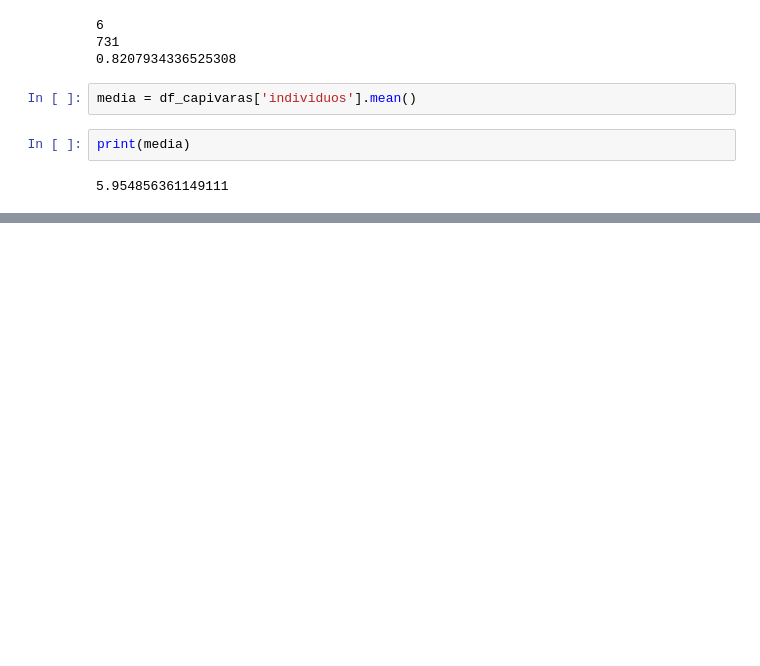
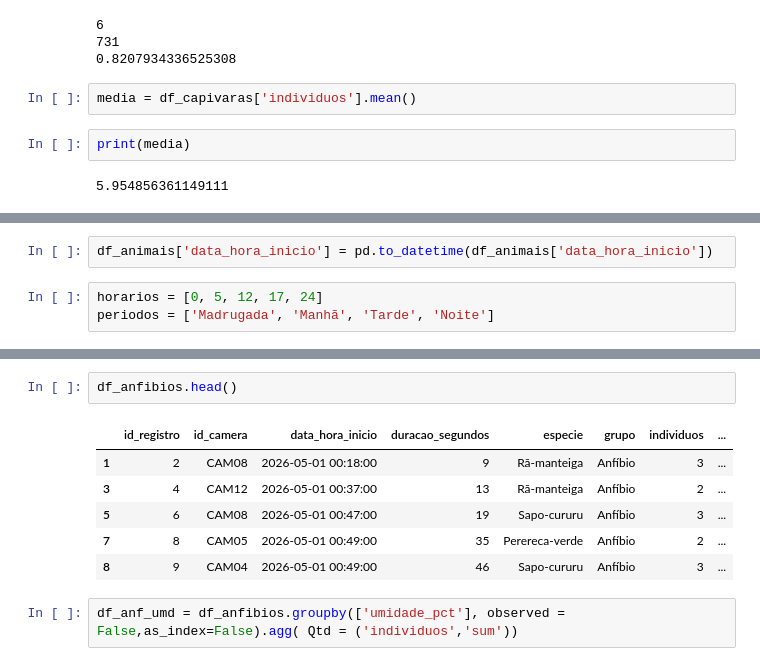
Before and after one commit to ufnovaes/Checkpoint-01, a Jupyter notebook: Checkpoint01.ipynb, the cells around one changed output, grey strips where cells are left out. Saved outputs shown, nothing was run; the diff lists cells and outputs as text; blank space fills up the shorter version.

```diff
--- a/Checkpoint01.ipynb
+++ b/Checkpoint01.ipynb
@@ -65,0 +76,5 @@ print(media)
+# %%
+df_animais['data_hora_inicio'] = pd.to_datetime(df_animais['data_hora_inicio'])
+# %%
+horarios = [0, 5, 12, 17, 24]
+periodos = ['Madrugada', 'Manhã', 'Tarde', 'Noite']
@@ -65,0 +202,11 @@ print(media)
+# %%
+df_anfibios.head()
+# %% [output]
+|  | id_registro | id_camera | data_hora_inicio | duracao_segundos | especie | grupo | individuos | ... |
+| 1 | 2 | CAM08 | 2026-05-01 00:18:00 | 9 | Rã-manteiga | Anfíbio | 3 | ... |
+| 3 | 4 | CAM12 | 2026-05-01 00:37:00 | 13 | Rã-manteiga | Anfíbio | 2 | ... |
+| 5 | 6 | CAM08 | 2026-05-01 00:47:00 | 19 | Sapo-cururu | Anfíbio | 3 | ... |
+| 7 | 8 | CAM05 | 2026-05-01 00:49:00 | 35 | Perereca-verde | Anfíbio | 2 | ... |
+| 8 | 9 | CAM04 | 2026-05-01 00:49:00 | 46 | Sapo-cururu | Anfíbio | 3 | ... |
+# %%
+df_anf_umd = df_anfibios.groupby(['umidade_pct'], observed = False,as_index=False).agg( Qtd = ('individuos','sum'))
```
Also changed, not shown: parts of 31 cells of this notebook.
